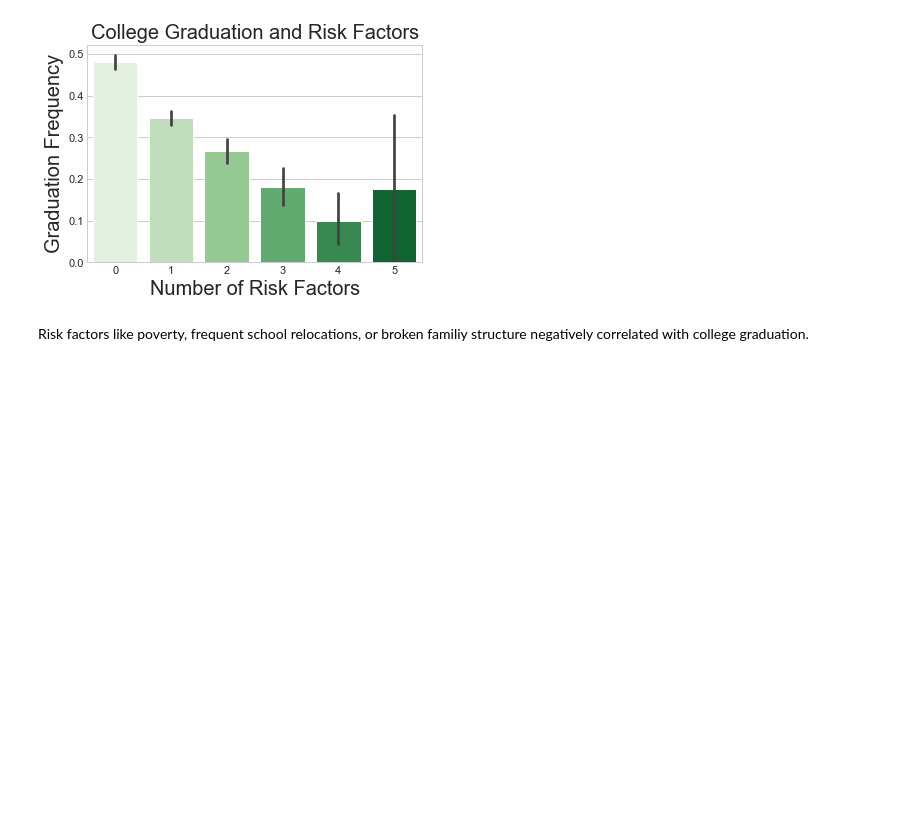
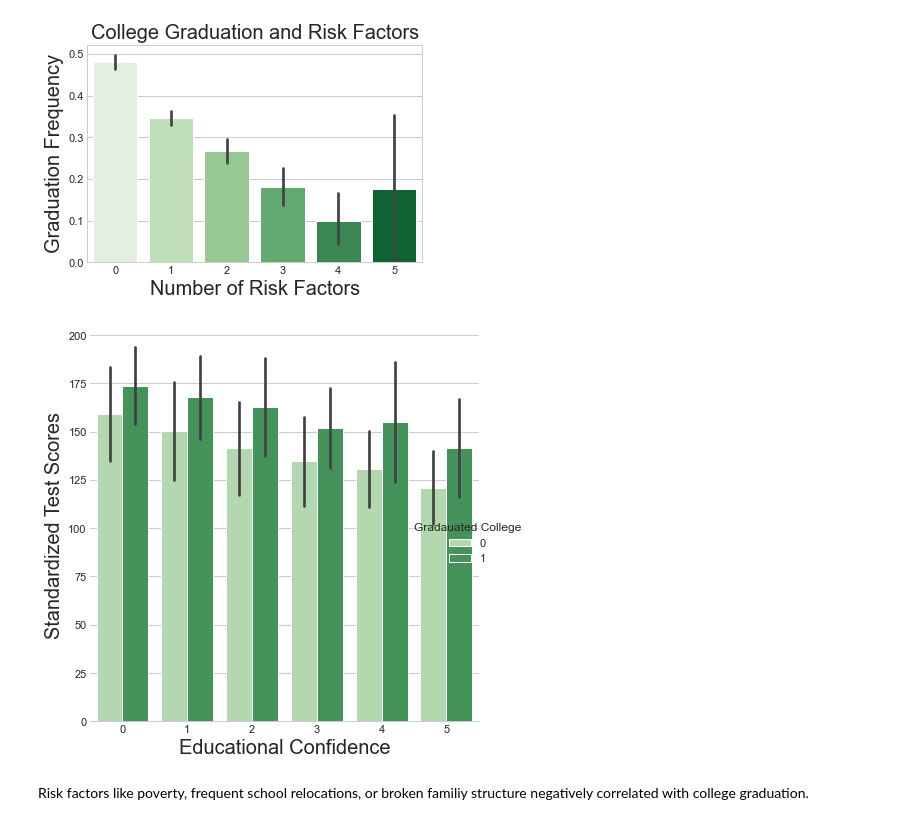
Before and after one commit to eonslemp/ML_assisted_college_advising, a Jupyter notebook: code/final_notebook.ipynb, the cells around one changed output. Drawn from its saved outputs; the diff is of its cells as text; code cells hidden in the pictures; blank space fills up the shorter version.

```diff
--- a/code/final_notebook.ipynb
+++ b/code/final_notebook.ipynb
@@ -895,6 +901,19 @@ plt.savefig('risk_bar.png', bbox_inches='tight')
 plt.show()
 # %% [output]
 [figure]
+# %%
+
+g = sns.catplot(
+    data = imp_training, kind = "bar",
+    x="risk_factors", y="testing", hue="target",
+    ci="sd", palette="Greens", alpha=1, height=6
+)
+#g.title('College Graduation and Educational Confidence', size = 20)
+g.despine(left=True)
+g.set_axis_labels("Educational Confidence", "Standardized Test Scores", size = 20)
+g.legend.set_title('Gradauated College')
+# %% [output]
+[figure, added]
 # %% [markdown]
 Risk factors like poverty, frequent school relocations, or broken familiy structure negatively correlated with college graduation.
 # %%
```
Also changed, not shown: parts of 7 cells of this notebook.
